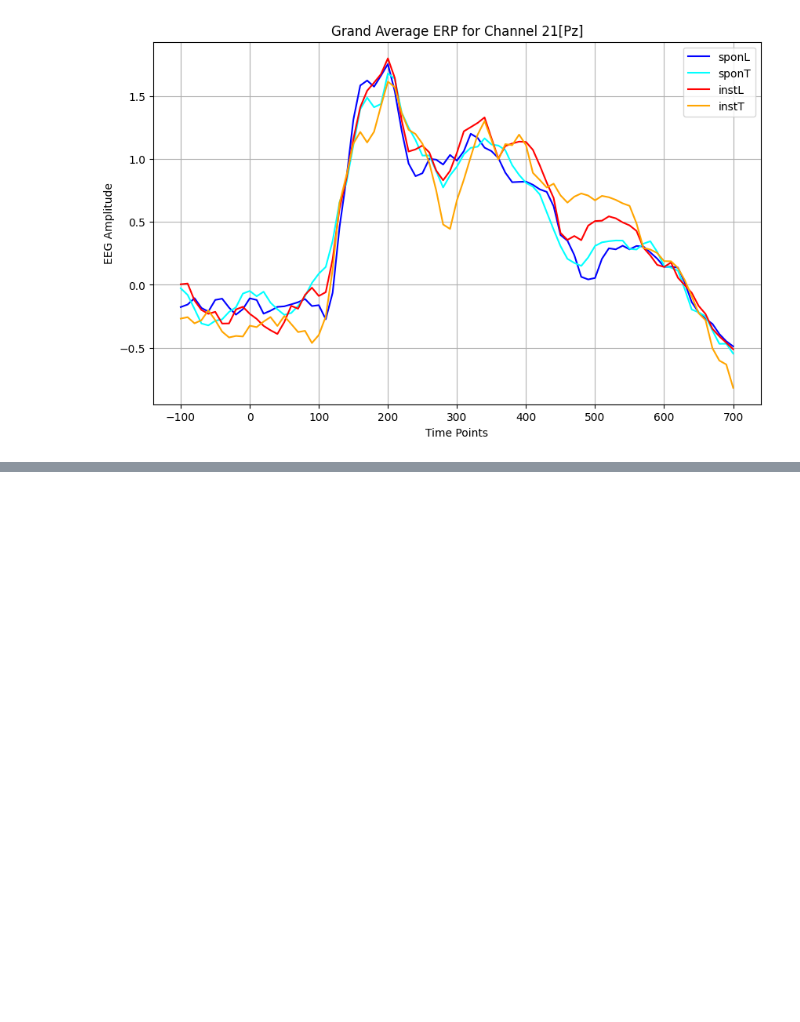
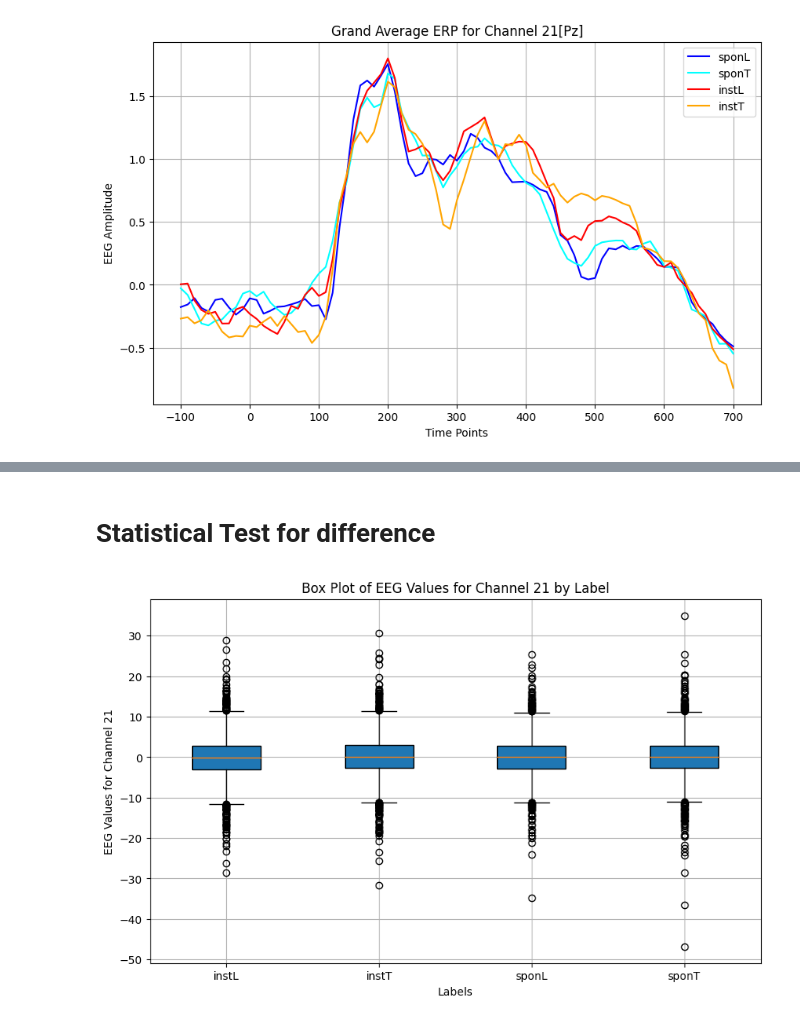
Before and after one commit to eldhosejoseph/thesis, a Jupyter notebook: BCI.ipynb, the cells around one changed output, grey strips where cells are left out. Cells and saved outputs as stored; diff of their text form; code cells hidden in the pictures; blank space fills up the shorter version.

```diff
--- a/BCI.ipynb
+++ b/BCI.ipynb
@@ -391,0 +394,27 @@ def plot_all_channels():
+# %%
+def dataset(channel_num):
+  eeg=[]
+  category=[]
+  for player in range(23):
+    df=player_df(player)
+    category.append(df[df.columns[2]].values)
+    eeg.append(df[df.columns[channel_num+2]].values)
+
+  data={'x':eeg, 'y':category}
+  return pd.DataFrame(data)
+
+# Function to expand the DataFrame
+def expand_dataframe(df):
+    expanded_rows = []
+    for player in range(23):  # Iterate over each player
+      if player==19:trials=483
+      elif player==21:trials=482
+      else:trials=484
+      for trial in range(trials):  # Iterate over each trial (484 trials)
+            x_values = df.iloc[player, 0][trial]  # Extract the list of 350 values
+            y_value = df.iloc[player, 1][trial]   # Extract the corresponding y value
+            expanded_rows.append({'x': x_values, 'y': y_value})
+    return pd.DataFrame(expanded_rows)
+# %%
+channel=21 #channel: 1 to 30
+expand_dataframe(dataset(channel))
@@ -391,0 +456,2 @@ def plot_all_channels():
+# %% [markdown]
+# Statistical Test for difference
@@ -391,0 +502,6 @@ def plot_all_channels():
+# %%
+df=expand_dataframe(dataset(channel))
+channel_number=21
+plot_channel_boxplot(df, channel_number)
+# %% [output]
+[figure, added]
```
Also changed, not shown: parts of 19 cells of this notebook.
